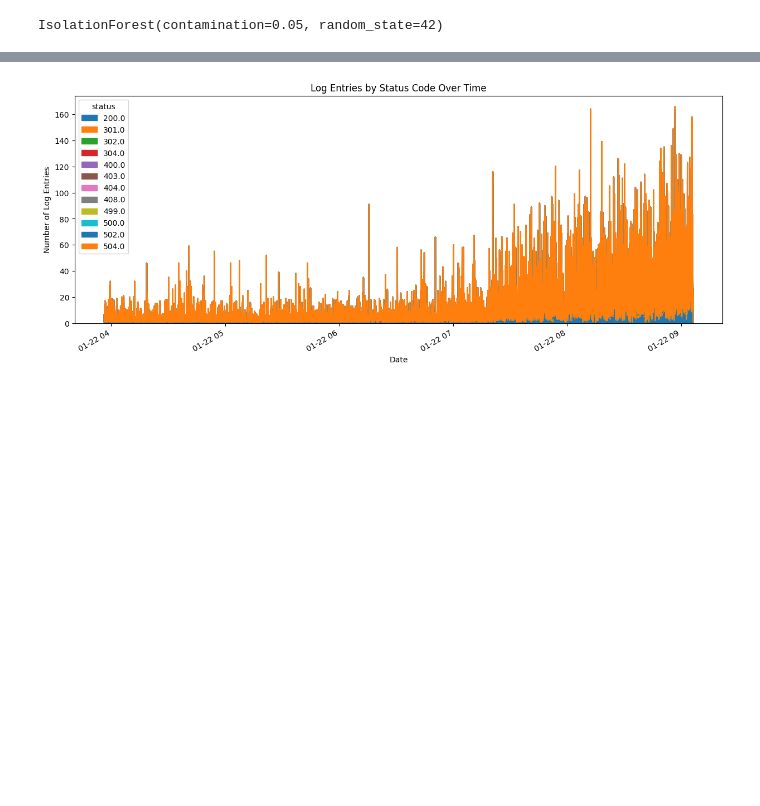
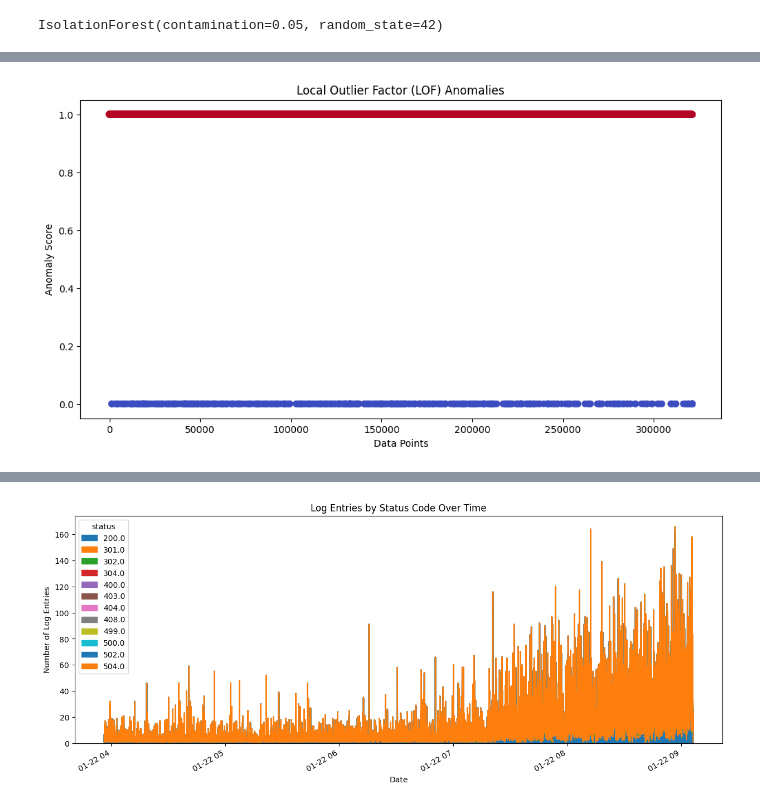
Before and after one commit to gitone912/secure_log_ai_final, a Jupyter notebook: models.ipynb, the cells around one changed output, grey strips where cells are left out. Saved outputs shown, nothing was run; the diff lists cells and outputs as text; code cells hidden in the pictures; blank space fills up the shorter version.

Commit message:
models changes

```diff
--- a/models.ipynb
+++ b/models.ipynb
@@ -373,0 +438,16 @@ plt.show()
+# %%
+from sklearn.neighbors import LocalOutlierFactor
+from sklearn.metrics import classification_report
+
+# Features for the model
+features = ['encoded_refers', 'encoded_user-agent', 'encoded_status', 'encoded_method']
+
+# Create and train the LOF model
+lof = LocalOutlierFactor(n_neighbors=20, contamination=0.01)
+logs_df['anomaly_lof'] = lof.fit_predict(logs_df[features])
+
+# Convert LOF predictions to binary (1 for normal, -1 for anomaly)
+logs_df['anomaly_lof'] = (logs_df['anomaly_lof'] == 1)
+
+# Evaluate the LOF model
+print(classification_report(logs_df['traffic-label'], logs_df['anomaly_lof']))
@@ -373,0 +486,12 @@ plt.show()
+# %%
+import matplotlib.pyplot as plt
+
+# Visualize LOF scores
+plt.figure(figsize=(12, 6))
+plt.scatter(range(len(logs_df)), logs_df['anomaly_lof'], c=logs_df['anomaly_lof'], cmap='coolwarm')
+plt.title('Local Outlier Factor (LOF) Anomalies')
+plt.xlabel('Data Points')
+plt.ylabel('Anomaly Score')
+plt.show()
+# %% [output]
+[figure, added]
```
Also changed, not shown: parts of 18 cells of this notebook, 8 other files.
